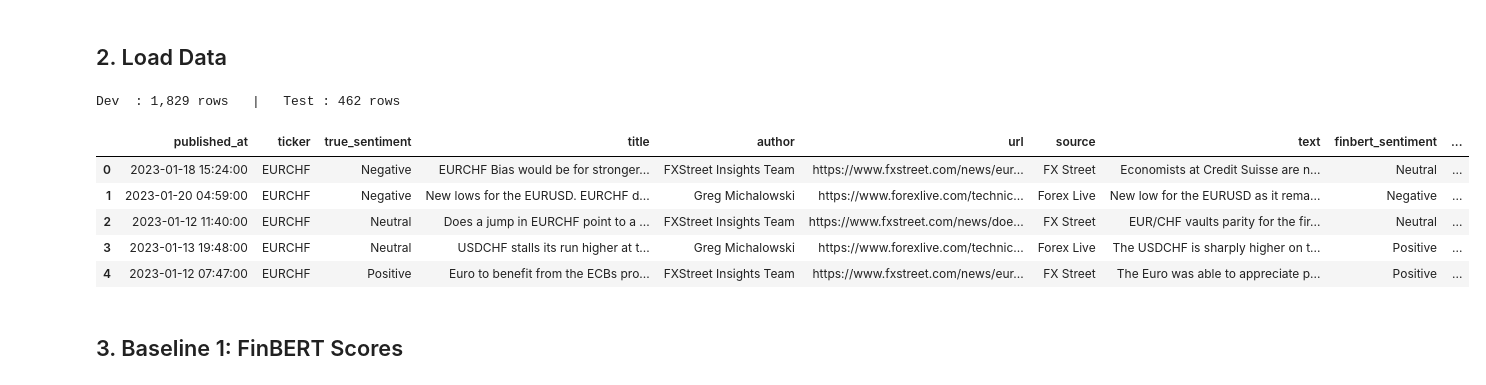
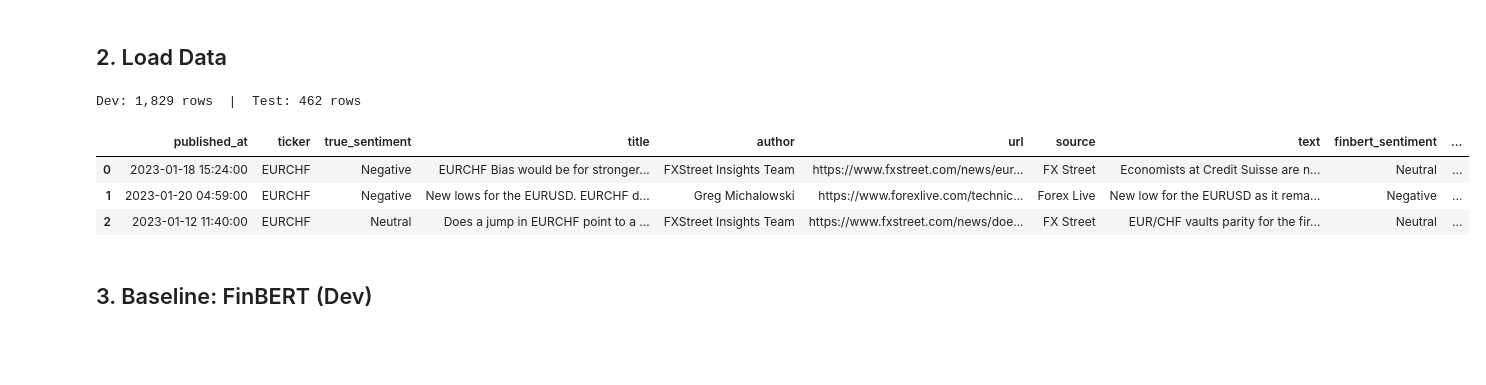
Before and after one commit to longkvy/mura-finance, a Jupyter notebook: pipeline/pipeline.ipynb, the cells around one changed output. Drawn from its saved outputs; the diff is of its cells as text; code cells hidden in the pictures; blank space fills up the shorter version.

Commit message:
update full pipeline, ready to run

```diff
--- a/pipeline/pipeline.ipynb
+++ b/pipeline/pipeline.ipynb
@@ -81,35 +79,24 @@ Sat Feb 21 04:11:58 2026
 # %%
 import pandas as pd
 from src.config import (
-    DEV_PATH,
-    TEST_PATH,
-    TEXT_COL,
-    TICKER_COL,
-    LABEL_COL,
-    FINBERT_COL,
-    IN_CONTEXT_COL,
-    EX_CONTEXT_COLS,
+    DEV_PATH, TEST_PATH,
+    TEXT_COL, TICKER_COL, LABEL_COL, FINBERT_COL,
+    IN_CONTEXT_COL, EX_CONTEXT_COLS,
 )
 
-df_dev = pd.read_csv(DEV_PATH)
+df_dev  = pd.read_csv(DEV_PATH)
 df_test = pd.read_csv(TEST_PATH)
 
-# Use full dev set for evaluation (or sample for quick testing)
-# sample_df = df_dev.sample(100, random_state=42).reset_index(drop=True)
-sample_df = df_dev
-
-print(f"Dev  : {len(df_dev):,} rows   |   Test : {len(df_test):,} rows")
-df_dev.head(5)
+print(f'Dev: {len(df_dev):,} rows  |  Test: {len(df_test):,} rows')
+df_dev.head(3)
 # %% [output]
-Dev  : 1,829 rows   |   Test : 462 rows
+Dev: 1,829 rows  |  Test: 462 rows
 |  | published_at | ticker | true_sentiment | title | author | url | source | text | finbert_sentiment | ... |
 | 0 | 2023-01-18 15:24:00 | EURCHF | Negative | EURCHF Bias would be for stronger... | FXStreet Insights Team | https://www.fxstreet.com/news/eur... | FX Street | Economists at Credit Suisse are n... | Neutral | ... |
 | 1 | 2023-01-20 04:59:00 | EURCHF | Negative | New lows for the EURUSD. EURCHF d... | Greg Michalowski | https://www.forexlive.com/technic... | Forex Live | New low for the EURUSD as it rema... | Negative | ... |
 | 2 | 2023-01-12 11:40:00 | EURCHF | Neutral | Does a jump in EURCHF point to a ... | FXStreet Insights Team | https://www.fxstreet.com/news/doe... | FX Street | EUR/CHF vaults parity for the fir... | Neutral | ... |
-| 3 | 2023-01-13 19:48:00 | EURCHF | Neutral | USDCHF stalls its run higher at t... | Greg Michalowski | https://www.forexlive.com/technic... | Forex Live | The USDCHF is sharply higher on t... | Positive | ... |
-| 4 | 2023-01-12 07:47:00 | EURCHF | Positive | Euro to benefit from the ECBs pro... | FXStreet Insights Team | https://www.fxstreet.com/news/eur... | FX Street | The Euro was able to appreciate p... | Positive | ... |
 # %% [markdown]
-## 3. Baseline 1: FinBERT Scores
+## 3. Baseline: FinBERT (Dev)
 # %%
 from src.evaluation import evaluate
 
```
Also changed, not shown: parts of 28 cells of this notebook, 6 other files.
